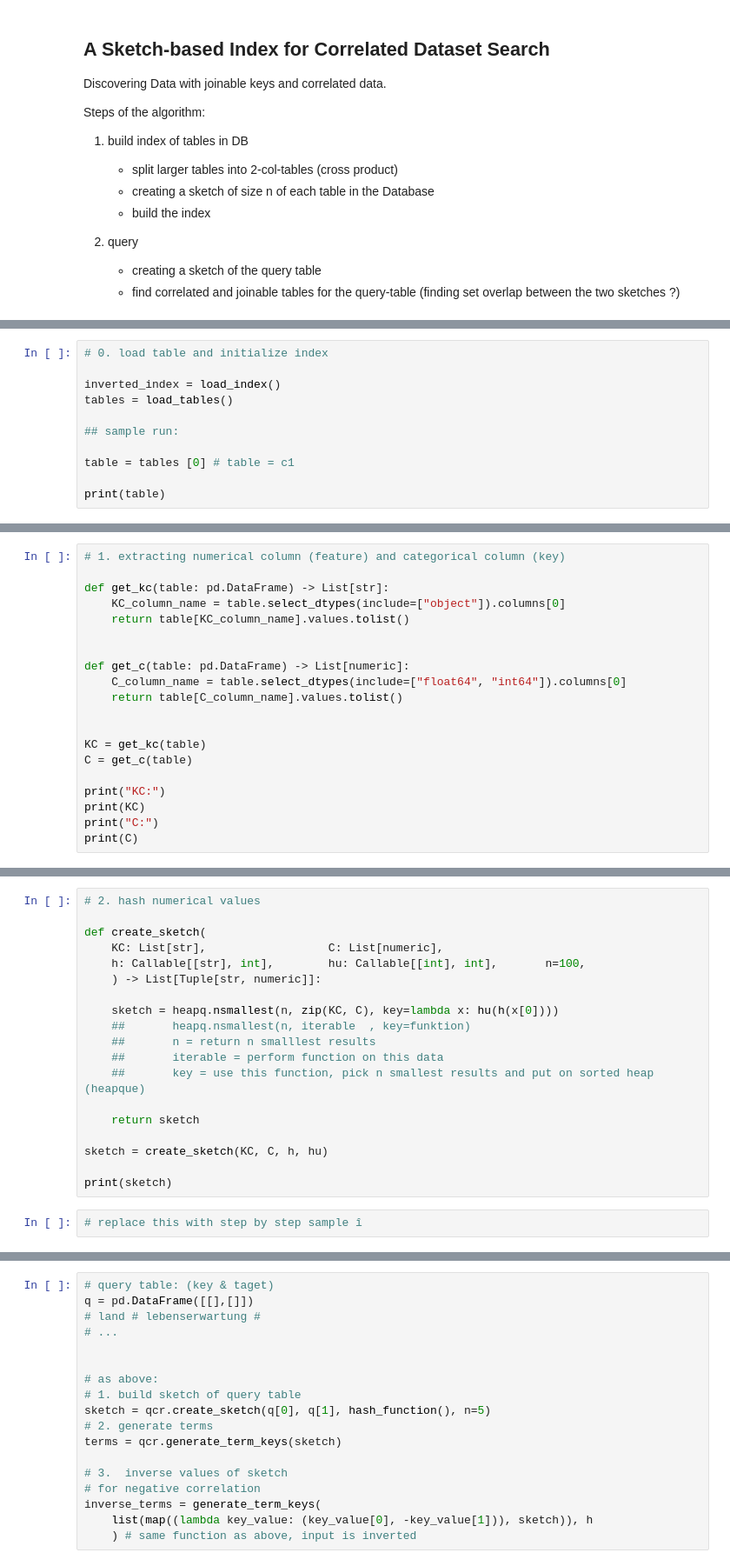
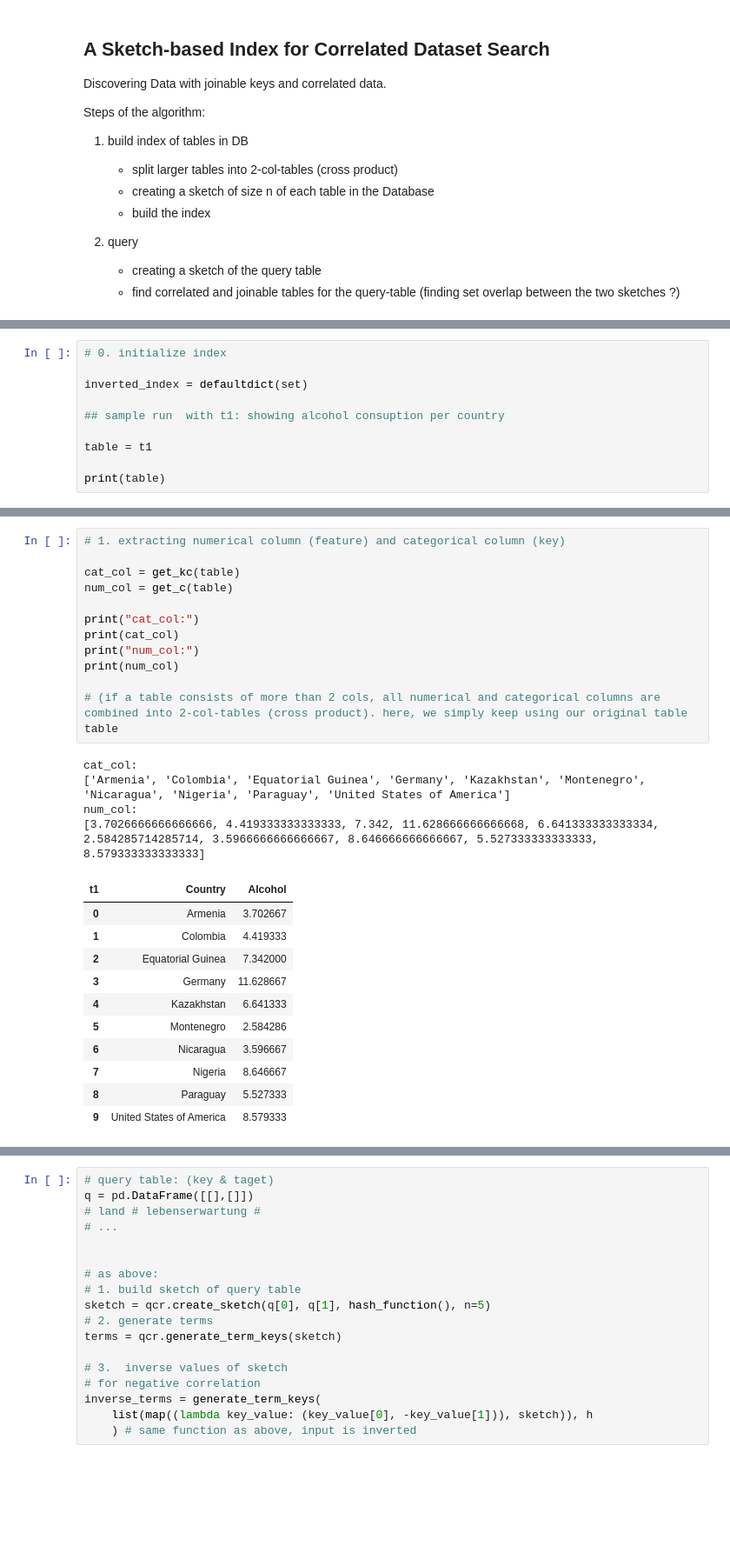
Before and after one commit to ymahlau/big_data_project, a Jupyter notebook: A Sketch-based Index for Correlated Dataset Search.ipynb, the cells around one changed output, grey strips where cells are left out. Shown at 87% size. Saved outputs shown, nothing was run; the diff lists cells and outputs as text; blank space fills up the shorter version.

```diff
--- a/A Sketch-based Index for Correlated Dataset Search.ipynb
+++ b/A Sketch-based Index for Correlated Dataset Search.ipynb
@@ -78,12 +107,11 @@ t3
 # %%
-# 0. load table and initialize index
+# 0. initialize index
 
-inverted_index = load_index()
-tables = load_tables()
+inverted_index = defaultdict(set)
 
-## sample run:
+## sample run  with t1: showing alcohol consuption per country
 
-table = tables [0] # table = c1
+table = t1
 
 print(table)
 # %% [output]
@@ -107,20 +128,0 @@ A_0   id     value
-# %%
-# 1. extracting numerical column (feature) and categorical column (key)
-
-def get_kc(table: pd.DataFrame) -> List[str]:
-    KC_column_name = table.select_dtypes(include=["object"]).columns[0]
-    return table[KC_column_name].values.tolist()
-
-
-def get_c(table: pd.DataFrame) -> List[numeric]:
-    C_column_name = table.select_dtypes(include=["float64", "int64"]).columns[0]
-    return table[C_column_name].values.tolist()
-
-
-KC = get_kc(table)
-C = get_c(table)
-
-print("KC:")
-print(KC)
-print("C:")
-print(C)
@@ -149,21 +129,29 @@ h, hu = create_hash_functions()
-# %%
-# 2. hash numerical values
-
-def create_sketch(
-    KC: List[str],                  C: List[numeric],
-    h: Callable[[str], int],        hu: Callable[[int], int],       n=100,
-    ) -> List[Tuple[str, numeric]]:
-
-    sketch = heapq.nsmallest(n, zip(KC, C), key=lambda x: hu(h(x[0])))
-    ##       heapq.nsmallest(n, iterable  , key=funktion)
-    ##       n = return n smalllest results
-    ##       iterable = perform function on this data
-    ##       key = use this function, pick n smallest results and put on sorted heap (heapque)
-
-    return sketch
-
-sketch = create_sketch(KC, C, h, hu)
-
-print(sketch)
-# %%
-# replace this with step by step sample î
+# %%
+# 1. extracting numerical column (feature) and categorical column (key)
+
+cat_col = get_kc(table)
+num_col = get_c(table)
+
+print("cat_col:")
+print(cat_col)
+print("num_col:")
+print(num_col)
+
+# (if a table consists of more than 2 cols, all numerical and categorical columns are combined into 2-col-tables (cross product). here, we simply keep using our original table
+table
+# %% [output]
+cat_col:
+['Armenia', 'Colombia', 'Equatorial Guinea', 'Germany', 'Kazakhstan', 'Montenegro', 'Nicaragua', 'Nigeria', 'Paraguay', 'United States of America']
+num_col:
+[3.7026666666666666, 4.419333333333333, 7.342, 11.628666666666668, 6.641333333333334, 2.584285714285714, 3.5966666666666667, 8.646666666666667, 5.527333333333333, 8.579333333333333]
+| t1 | Country | Alcohol |
+| 0 | Armenia | 3.702667 |
+| 1 | Colombia | 4.419333 |
+| 2 | Equatorial Guinea | 7.342000 |
+| 3 | Germany | 11.628667 |
+| 4 | Kazakhstan | 6.641333 |
+| 5 | Montenegro | 2.584286 |
+| 6 | Nicaragua | 3.596667 |
+| 7 | Nigeria | 8.646667 |
+| 8 | Paraguay | 5.527333 |
+| 9 | United States of America | 8.579333 |
```
Also changed, not shown: parts of 18 cells of this notebook, 1 other file.
